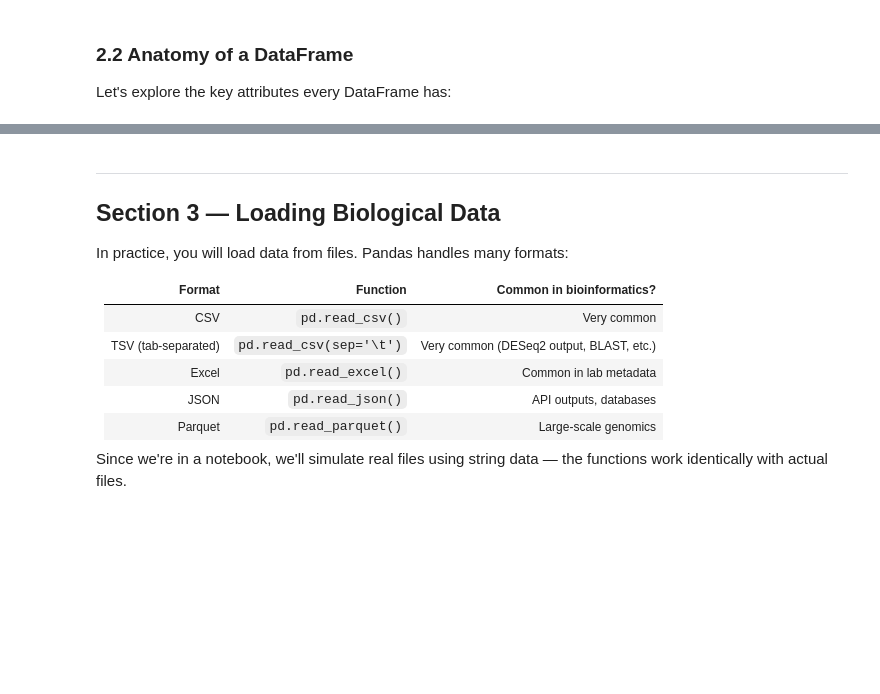
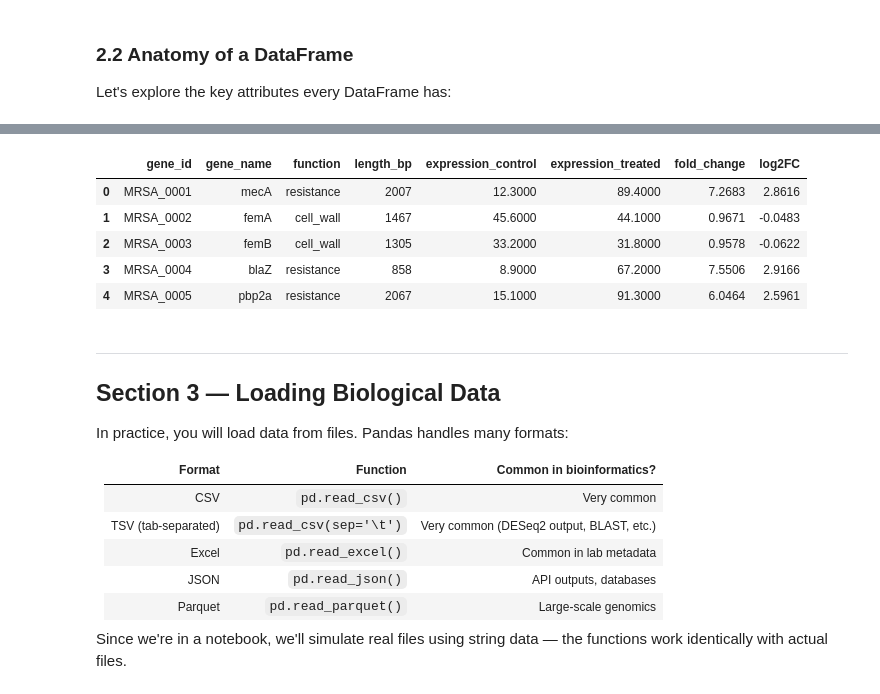
Before and after one commit to Genomac-ihub/COMPUTATIONAL-BIOLOGY-C2, a Jupyter notebook: bootcamp-week-12-Advanced_data_handling_with_Python/pandas_bioinformatics.ipynb, the cells around one changed output, grey strips where cells are left out. Drawn from its saved outputs; the diff is of its cells as text; code cells hidden in the pictures; blank space fills up the shorter version.

```diff
--- a/bootcamp-week-12-Advanced_data_handling_with_Python/pandas_bioinformatics.ipynb
+++ b/bootcamp-week-12-Advanced_data_handling_with_Python/pandas_bioinformatics.ipynb
@@ -168,23 +244,33 @@ print(df.loc[1:3])
 # %%
 # ============================================================
 # Creating new columns from existing ones
 # (This is how you'd compute fold-change in a real analysis)
 # ============================================================
 
+df_copy = df.copy() # create a copy so as not to modify original dataset
+
 # Fold change = treated / control
-df['fold_change'] = df['expression_treated'] / df['expression_control']
+df_copy['fold_change'] = df_copy['expression_treated'] / df_copy['expression_control']
 
 # Log2 fold change — standard in RNA-seq and expression analysis
-df['log2FC'] = np.log2(df['fold_change'])
+df_copy['log2FC'] = np.log2(df['fold_change'])
 
-print("DataFrame with fold change and log2FC added:")
-print(df[['gene_name', 'expression_control', 'expression_treated', 'fold_change', 'log2FC']])
+# print("DataFrame with fold change and log2FC added:")
+# df[['gene_name', 'expression_control', 'expression_treated', 'fold_change', 'log2FC']]
+df_copy
 
-print()
-print("💡 Interpretation:")
-print("  log2FC > 0 → gene is UP-regulated in treated condition")
-print("  log2FC < 0 → gene is DOWN-regulated in treated condition")
-print("  log2FC ~ 0 → little change")
+
+# print("💡 Interpretation:")
+# print("  log2FC > 0 → gene is UP-regulated in treated condition")
+# print("  log2FC < 0 → gene is DOWN-regulated in treated condition")
+# print("  log2FC ~ 0 → little change")
+# %% [output]
+|  | gene_id | gene_name | function | length_bp | expression_control | expression_treated | fold_change | log2FC |
+| 0 | MRSA_0001 | mecA | resistance | 2007 | 12.3000 | 89.4000 | 7.2683 | 2.8616 |
+| 1 | MRSA_0002 | femA | cell_wall | 1467 | 45.6000 | 44.1000 | 0.9671 | -0.0483 |
+| 2 | MRSA_0003 | femB | cell_wall | 1305 | 33.2000 | 31.8000 | 0.9578 | -0.0622 |
+| 3 | MRSA_0004 | blaZ | resistance | 858 | 8.9000 | 67.2000 | 7.5506 | 2.9166 |
+| 4 | MRSA_0005 | pbp2a | resistance | 2067 | 15.1000 | 91.3000 | 6.0464 | 2.5961 |
 # %% [markdown]
 ---
 ## Section 3 — Loading Biological Data
```
Also changed, not shown: parts of 42 cells of this notebook.
